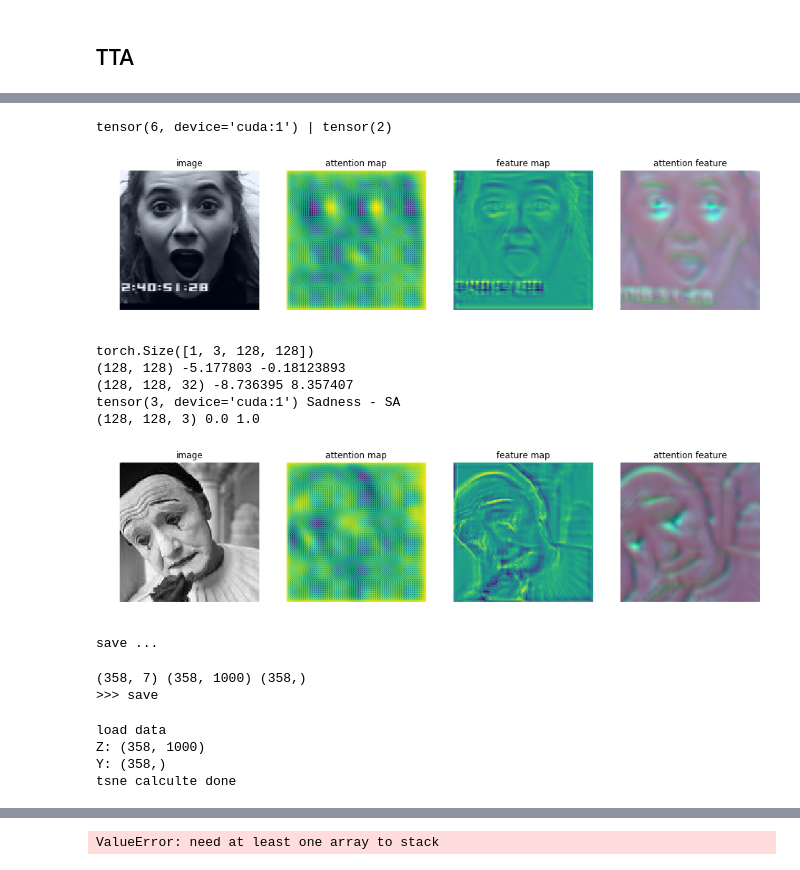
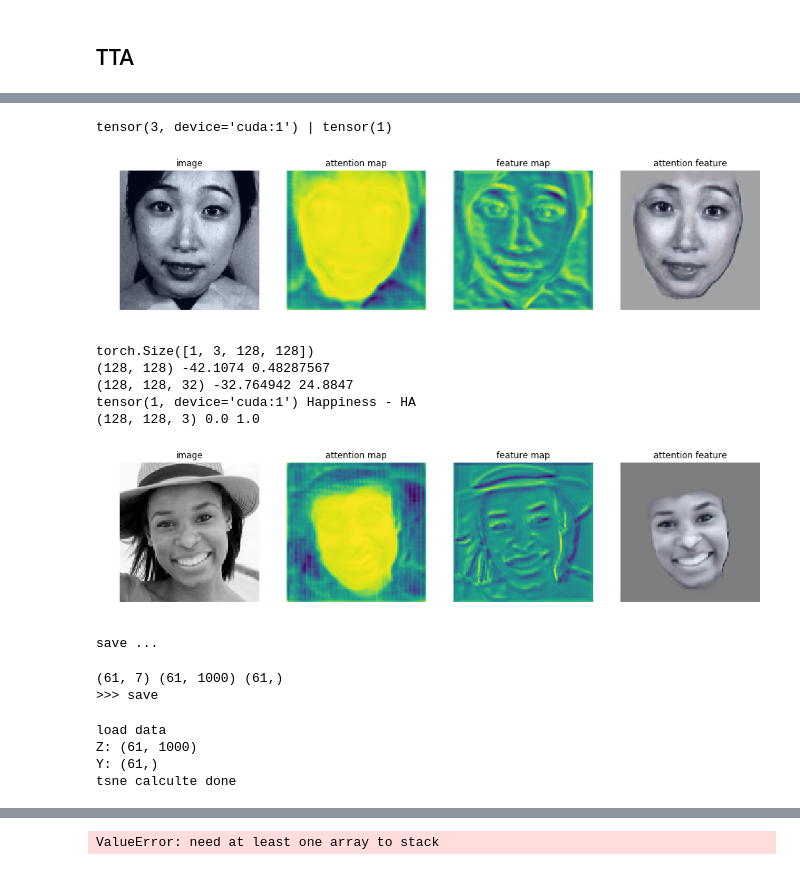
Before and after one commit to pedrodiamel/ferattention, a Jupyter notebook: books/eval.ipynb, the cells around one changed output, grey strips where cells are left out. Drawn from its saved outputs; the diff is of its cells as text; code cells hidden in the pictures.

```diff
--- a/books/eval.ipynb
+++ b/books/eval.ipynb
@@ -48,7 +51,7 @@ result
 project          = '../out'
 name             = 'fer_atentionresnet34_attgmm_adam_bu3dfe_dim64_preactresnet18x32_fold0_006'
 pathnamedataset  = '~/.datasets'
-pathmodel        = os.path.join( project, name, 'models/model_best.pth.tar' ) #model_best
+pathmodel        = os.path.join( project, name, 'models/chk000350.pth.tar' ) #model_best, chk000120
 pathproject      = os.path.join( project, name )
 batch_size       = 2
 workers          = 1
@@ -308,7 +290,7 @@ sample = dataset[ idx ]
 image = sample['image'].unsqueeze(0)
 label = sample['label'].argmax()
 
-z, y_lab_hat, att, fmap, srf = net( image )
+z, y_lab_hat, att, theta, att_t, fmap, srf = net( image )
 
 att  = att.data.cpu().numpy().transpose(2,3,1,0)[...,0]
 fmap = fmap.data.cpu().numpy().transpose(2,3,1,0)[:,:,0,0]
@@ -341,8 +323,8 @@ plt.axis('off')
 
 plt.show()
 # %% [output]
-tensor(6, device='cuda:1') | tensor(2)
+tensor(3, device='cuda:1') | tensor(1)
-[figure, old version]
+[figure, new version]
 # %%
 import random
 import scipy.misc
@@ -376,9 +358,9 @@ def crop(image, xycrop):
 
 
 imagesize=128
-image = cv2.imread('../rec/selfie_sadness.png')[:,:,(2,1,0)].mean(axis=2)
+image = cv2.imread('../rec/selfie_happy.png')[:,:,(2,1,0)].mean(axis=2)
 
-# sigma=0.001
+# sigma=0.09
 # image = image/255.0
 # noise = np.array([random.gauss(0,sigma) for i in range( image.shape[0]*image.shape[1]  )])
 # noise = noise.reshape(image.shape[0],image.shape[1])
@@ -395,7 +377,7 @@ image = torch.from_numpy(image).permute( (2,0,1) ).unsqueeze(0).float()
 image = mean_normalization(image, mean=[0.485, 0.456, 0.406], std=[0.229, 0.224, 0.225])
 print(image.shape)
 
-z, y_lab_hat, att, fmap, srf = net( image )
+z, y_lab_hat, att, theta, att_t, fmap, srf = net( image )
 
 att  = att.data.cpu().numpy().transpose(2,3,1,0)[...,0]
 fmap = fmap.data.cpu().numpy().transpose(2,3,1,0)[:,:,0,0]
@@ -411,37 +393,37 @@ print(y_lab_hat, dataset.data.classes[y_lab_hat])
 att_mask = (np.abs( att ) > 0.2).astype(np.float)
 print(att_mask.shape, att_mask.min(), att_mask.max() )
 
 image = norm(image)
 #print(image.min(), image.max() )
 
 
 plt.figure( figsize=(16,8))
 plt.subplot(141)
 plt.imshow( image )
 plt.title('image')
 plt.axis('off')
 plt.subplot(142)
 plt.imshow( (fmap))
 plt.title('attention map')
 plt.axis('off' )
 plt.subplot(143)
 plt.imshow( srf.sum(2) )
 plt.title('feature map')
 plt.axis('off' )
 plt.subplot(144)
 plt.imshow( norm(att) )
 # plt.title('class {}/{}'.format(y_lab_hat, label) )
 plt.title('attention feature')
 plt.axis('off')
 
 plt.show()
 # %% [output]
 torch.Size([1, 3, 128, 128])
-(128, 128) -5.177803 -0.18123893
-(128, 128, 32) -8.736395 8.357407
-tensor(3, device='cuda:1') Sadness - SA
+(128, 128) -42.1074 0.48287567
+(128, 128, 32) -32.764942 24.8847
+tensor(1, device='cuda:1') Happiness - HA
 (128, 128, 3) 0.0 1.0
-[figure, old version]
+[figure, new version]
 # %%
 import os
 
@@ -571,7 +553,7 @@ for i_batch, sample in enumerate( tqdm(dataloader) ):
 
     x_img = x_img.cuda()
     y_lab = y_lab.argmax(dim=1)
-    z, y_lab_hat, att, _,_ = net( x_img )
+    z, y_lab_hat, att, _,_,_,_ = net( x_img )
 
     Y_labs.append(y_lab)
     Y_lab_hats.append(y_lab_hat.data.cpu())
@@ -589,7 +571,7 @@ torch.save( { 'Yh':Y_lab_hats, 'Z':Zs, 'Y':Y_labs }, reppathname )
 
 print('>>> save')
 # %% [output]
-(358, 7) (358, 1000) (358,)
+(61, 7) (61, 1000) (61,)
 >>> save
 # %%
 from sklearn.manifold import TSNE
@@ -601,8 +583,8 @@ rep_data = torch.load(reppathname)
 Z = rep_data['Z']
 Y = rep_data['Y']
 
-Z = Z[:2000,:]
-Y = Y[:2000] #,0
+Z = Z[:1000,:]
+Y = Y[:1000] #,0
 
 print('load data')
 print('Z:', Z.shape)
@@ -625,8 +607,8 @@ df.to_csv( tsnpathname , index=False, encoding='utf-8')
 print('tsne calculte done')
 # %% [output]
 load data
-Z: (358, 1000)
-Y: (358,)
+Z: (61, 1000)
+Y: (61,)
 tsne calculte done
 # %%
 cmap = plt.get_cmap('jet_r')
```
Also changed, not shown: parts of 10 cells of this notebook, 8 other files.
